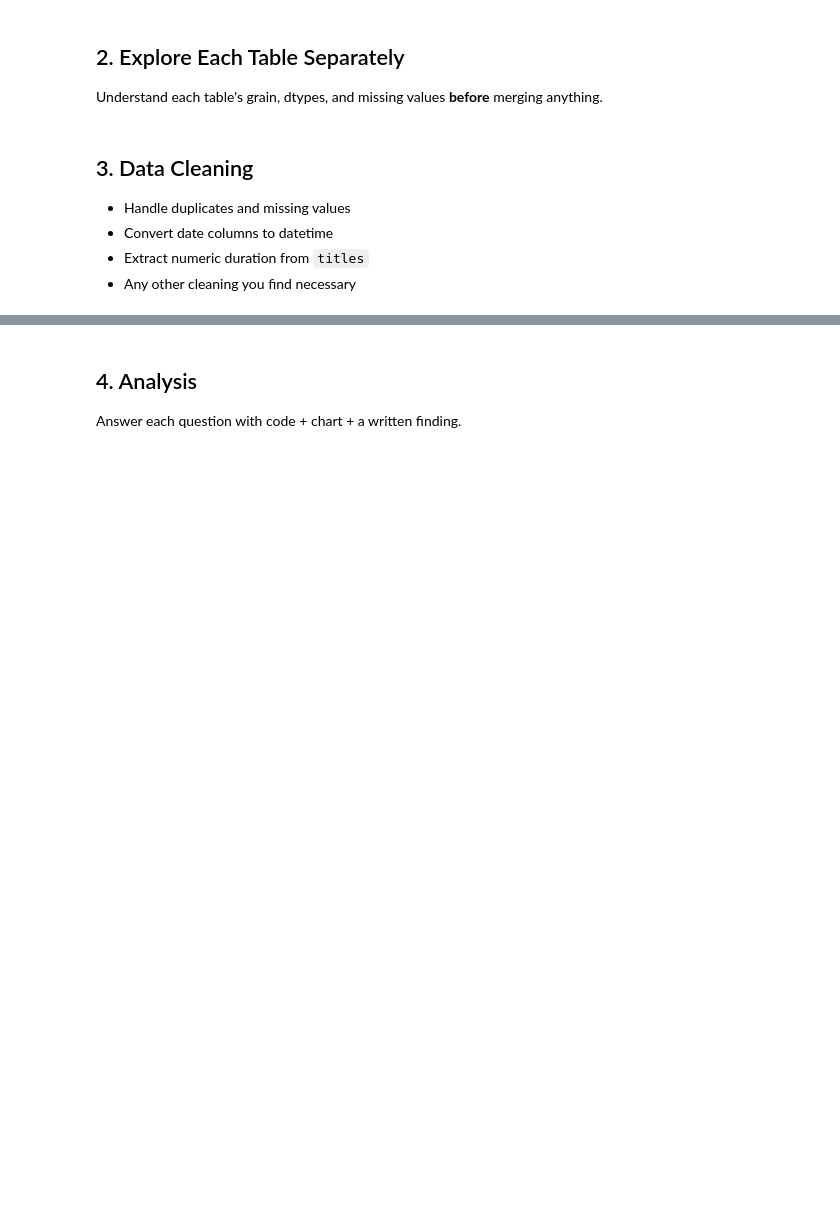
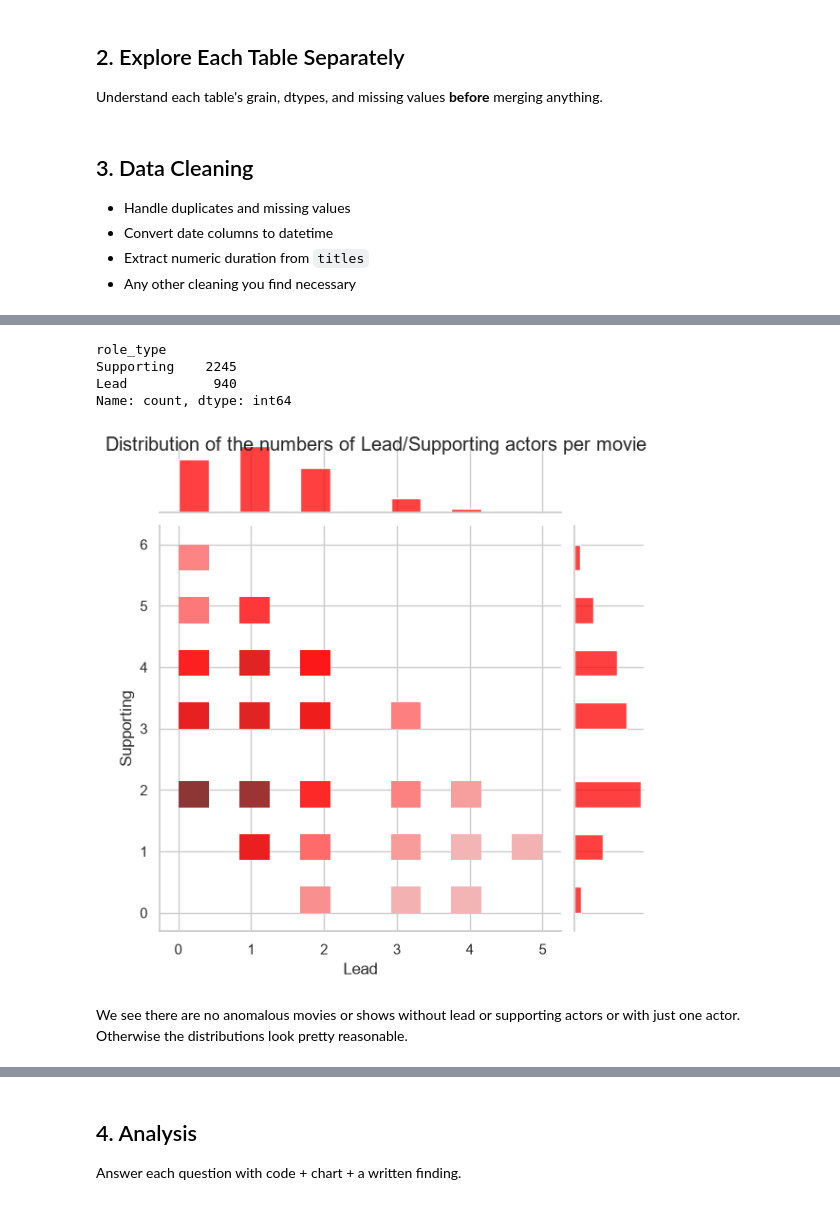
Before and after one commit to sysakm/movie_analytics_da_2026, a Jupyter notebook: starter_notebook.ipynb, the cells around one changed output, grey strips where cells are left out. Saved outputs shown, nothing was run; the diff lists cells and outputs as text; code cells hidden in the pictures; blank space fills up the shorter version.

```diff
--- a/starter_notebook.ipynb
+++ b/starter_notebook.ipynb
@@ -48,0 +473,3 @@ Understand each table's grain, dtypes, and missing values **before** merging any
+# %%
+cast['actor_name'] = cast['actor_name'].fillna('Unknown')
+cast.isna().sum()
@@ -48,0 +486,3 @@ Understand each table's grain, dtypes, and missing values **before** merging any
+# %%
+repeated_cast = cast.fillna('Unknown').groupby(['title_id', 'actor_name']).size().sort_values()
+cast.set_index(['title_id', 'actor_name']).loc[repeated_cast.index[repeated_cast >= 2]]
@@ -48,0 +529,3 @@ Understand each table's grain, dtypes, and missing values **before** merging any
+# %%
+cast = cast[~((cast.index > 3000) & (cast['title_id'].isin(['t0016', 't0143'])))]
+cast
@@ -48,0 +584,15 @@ Understand each table's grain, dtypes, and missing values **before** merging any
+# %%
+cast['role_type'].value_counts()
+# %% [output]
+role_type
+Supporting    2245
+Lead           940
+Name: count, dtype: int64
+# %%
+sns.jointplot(cast.groupby(['title_id', 'role_type']).size().unstack(level=1).fillna(0), x='Lead', y='Supporting', kind='hist', color='red')
+plt.suptitle('Distribution of the numbers of Lead/Supporting actors per movie')
+plt.show()
+# %% [output]
+[figure, added]
+# %% [markdown]
+We see there are no anomalous movies or shows without lead or supporting actors or with just one actor. Otherwise the distributions look pretty reasonable.
```
Also changed, not shown: parts of 121 cells of this notebook.
